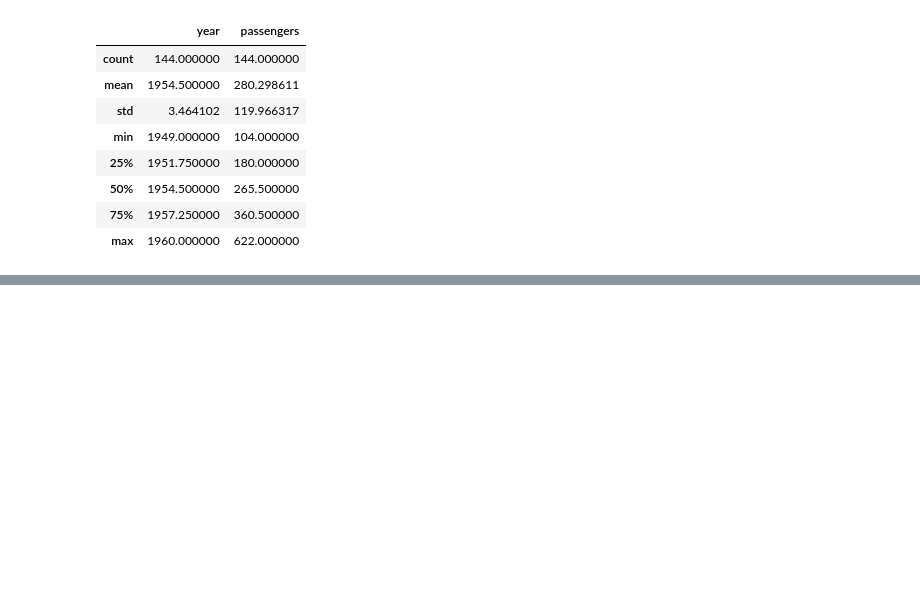
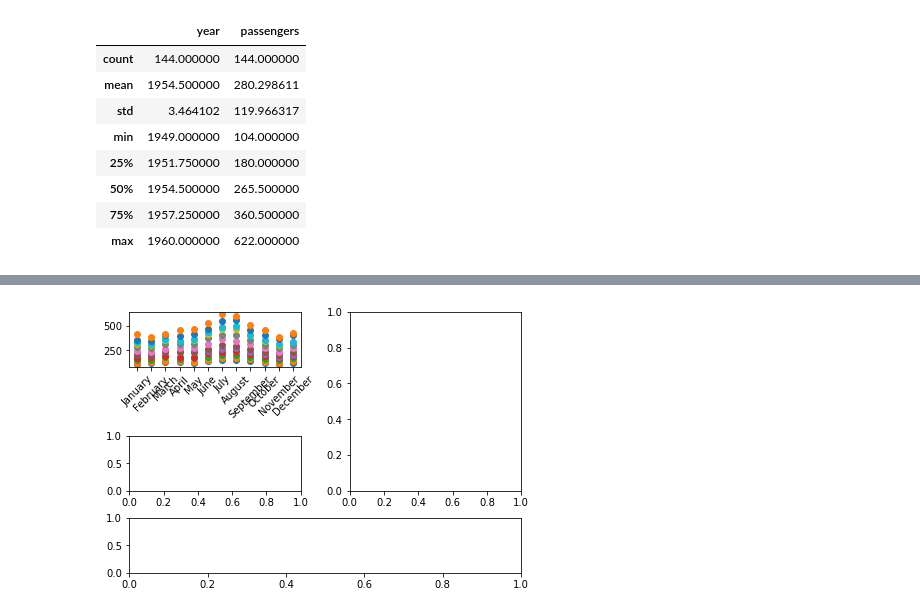
Before and after one commit to nssanch/teaching_datasci, a Jupyter notebook: demonstrations/Matplotlib_Demo.ipynb, the cells around one changed output, grey strips where cells are left out. Drawn from its saved outputs; the diff is of its cells as text; code cells hidden in the pictures; blank space fills up the shorter version.

```diff
--- a/demonstrations/Matplotlib_Demo.ipynb
+++ b/demonstrations/Matplotlib_Demo.ipynb
@@ -52 +165,13 @@ for key, gdf in flights_df.groupby('year'):
+# %%
+fig, axs = plt.subplot_mosaic([
+    ['a)', 'c)'],
+    ['b)', 'c)'],
+    ['d)', 'd)']],
+    constrained_layout=True)
+
+
+draw_thing(flights_df, axs['a)'])
+axs['a)'].xaxis.set_tick_params(rotation=45)
+# %% [output]
+[figure, added]
 # %%
```
Also changed, not shown: parts of 13 cells of this notebook.
